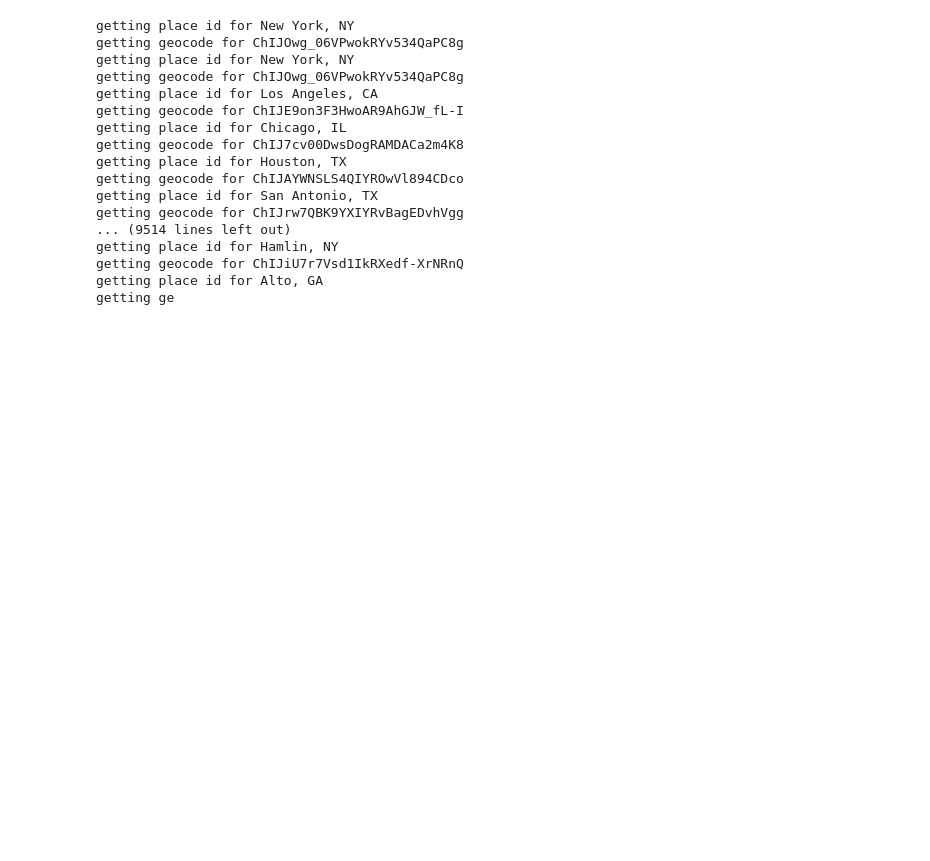
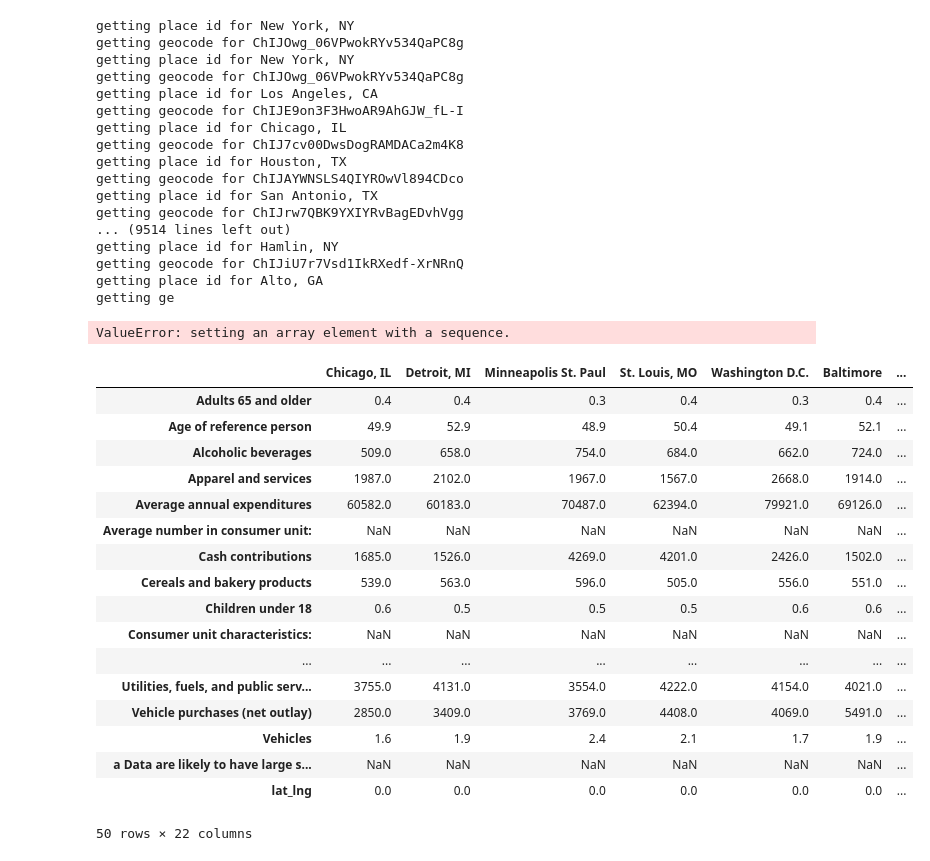
Before and after one commit to joeshull/cost_of_living_viz, a Jupyter notebook: src/geocoder.ipynb, the cells around one changed output. Saved outputs shown, nothing was run; the diff lists cells and outputs as text; code cells hidden in the pictures; blank space fills up the shorter version.

```diff
--- a/src/geocoder.ipynb
+++ b/src/geocoder.ipynb
@@ -25,17 +26,23 @@ class COLGeoUtil():
     def __init__(self, API_KEY = os.environ['GMAP_API_KEY']):
         self.API_KEY = API_KEY
 
-    def geocode_one(self, city_state, session1, session2):
+    def geocode_one(self, city_state, session1=None, session2=None):
         #Inputs:
         #city_state (array-like): contains str(city) and str(state abbreviation)
         #session (requests.Session()): an instantiated session from the requests,  modeule.
-        x = city_state[0] + ', ' + city_state[1]
+        if isinstance(city_state, (list, tuple, np.ndarray)):
+            x = city_state[0] + ', ' + city_state[1]
+        else:
+            x = city_state
+
+        if session1 is None:
+            session1 = session2 = requests
 
         print("getting place id for", x)
         #Fetch ID from Places API
         try:
             places_url = 'https://maps.googleapis.com/maps/api/place/autocomplete/json'
-            places_params = { 'input': x, 'key': self.API_KEY, 'types': 'geocode'}
+            places_params = { 'input': x, 'key': self.API_KEY, 'types': '(cities)'}
             r = session1.get(places_url, params=places_params)
             results = r.json()
             place_id = results['predictions'][0]['place_id']
@@ -68,3 +75,25 @@ class COLGeoUtil():
             df.insert(1,lat_lng_col, 0)
         df[lat_lng_col] = df.loc[:,[city_col, state_col]].apply(self.geocode_one, axis=1, args=(session1,session2,))
         return df
+
+    def copy_zil_geocode(self,df_left, df_right, key_cols=['RegionName', 'State'], lat_lng_col='lat_lng'):
+        #Prepare to merge only lat,lng
+        merge_cols = key_cols
+        merge_cols.append(lat_lng_col)
+        new_df =  pd.merge(df_left, df_right.loc[:,merge_cols], how='left', on=key_cols)
+        #Move lat.lng col to index 3
+        feature_cols = list(new_df.columns.values)
+        feature_cols.pop(-1)
+        feature_cols.insert(lat_lng_col,3)
+
+        return new_df.loc[:, feature_cols]
+
+    def geocode_ce(self, df):
+        cities = df.columns.values
+        geocodes = [self.geocode_one(x) for x in cities]
+#         df.loc['lat_lng'] = geocodes
+        return geocodes
+# %%
+gc = COLGeoUtil()
+
+lat_lng = gc.geocode_ce(data.df_ce)
@@ -100,3 +159,28 @@ getting place id for Hamlin, NY
 getting geocode for ChIJiU7r7Vsd1IkRXedf-XrNRnQ
 getting place id for Alto, GA
 getting ge
+# %%
+data.df_ce.loc['lat_lng'] = lat_lng
+# %% [output]
+ValueError: setting an array element with a sequence.
+# %%
+data.df_ce
+# %% [output]
+|  | Chicago, IL | Detroit, MI | Minneapolis St. Paul | St. Louis, MO | Washington D.C. | Baltimore | ... |
+| Adults 65 and older | 0.4 | 0.4 | 0.3 | 0.4 | 0.3 | 0.4 | ... |
+| Age of reference person | 49.9 | 52.9 | 48.9 | 50.4 | 49.1 | 52.1 | ... |
+| Alcoholic beverages | 509.0 | 658.0 | 754.0 | 684.0 | 662.0 | 724.0 | ... |
+| Apparel and services | 1987.0 | 2102.0 | 1967.0 | 1567.0 | 2668.0 | 1914.0 | ... |
+| Average annual expenditures | 60582.0 | 60183.0 | 70487.0 | 62394.0 | 79921.0 | 69126.0 | ... |
+| Average number in consumer unit: | NaN | NaN | NaN | NaN | NaN | NaN | ... |
+| Cash contributions | 1685.0 | 1526.0 | 4269.0 | 4201.0 | 2426.0 | 1502.0 | ... |
+| Cereals and bakery products | 539.0 | 563.0 | 596.0 | 505.0 | 556.0 | 551.0 | ... |
+| Children under 18 | 0.6 | 0.5 | 0.5 | 0.5 | 0.6 | 0.6 | ... |
+| Consumer unit characteristics: | NaN | NaN | NaN | NaN | NaN | NaN | ... |
+| ... | ... | ... | ... | ... | ... | ... | ... |
+| Utilities, fuels, and public serv... | 3755.0 | 4131.0 | 3554.0 | 4222.0 | 4154.0 | 4021.0 | ... |
+| Vehicle purchases (net outlay) | 2850.0 | 3409.0 | 3769.0 | 4408.0 | 4069.0 | 5491.0 | ... |
+| Vehicles | 1.6 | 1.9 | 2.4 | 2.1 | 1.7 | 1.9 | ... |
+| a Data are likely to have large s... | NaN | NaN | NaN | NaN | NaN | NaN | ... |
+| lat_lng | 0.0 | 0.0 | 0.0 | 0.0 | 0.0 | 0.0 | ... |
+50 rows × 22 columns
```
Also changed, not shown: parts of 7 cells of this notebook, 5 other files.
